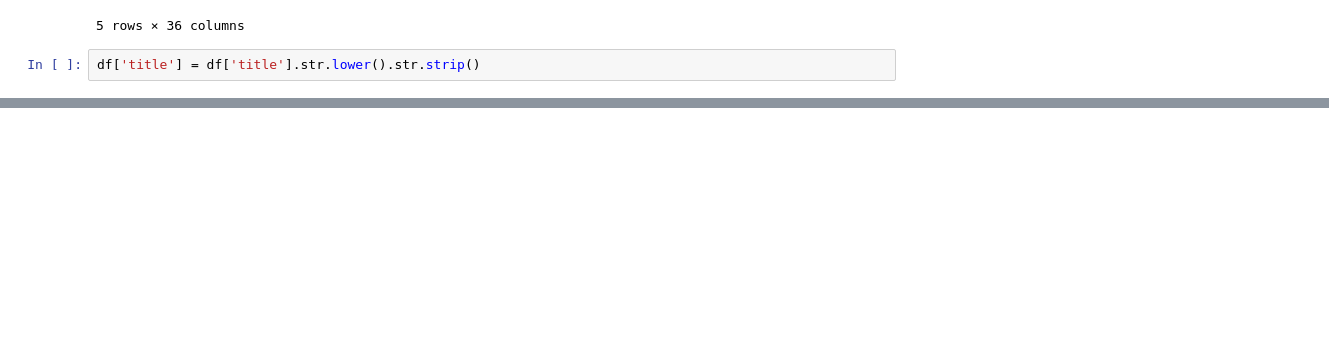
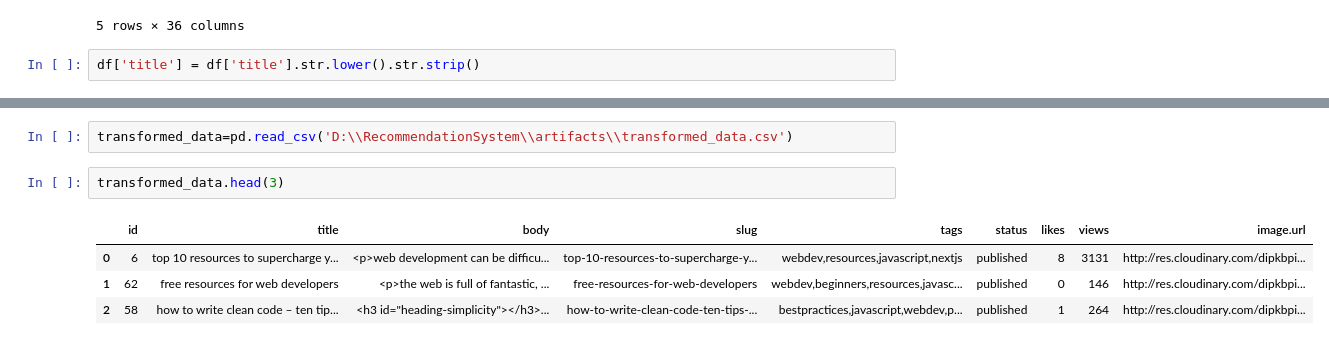
Before and after one commit to DAN-MASH/RecommendationSystem, a Jupyter notebook: notebook/data/model_trainer.ipynb, the cells around one changed output, grey strips where cells are left out. Drawn from its saved outputs; the diff is of its cells as text; blank space fills up the shorter version.

Commit message:
Recommendation Model Trainer

```diff
--- a/notebook/data/model_trainer.ipynb
+++ b/notebook/data/model_trainer.ipynb
@@ -204,0 +209,9 @@ train_data.head(3)
+# %%
+transformed_data=pd.read_csv('D:\\RecommendationSystem\\artifacts\\transformed_data.csv')
+# %%
+transformed_data.head(3)
+# %% [output]
+|  | id | title | body | slug | tags | status | likes | views | image.url |
+| 0 | 6 | top 10 resources to supercharge y... | <p>web development can be difficu... | top-10-resources-to-supercharge-y... | webdev,resources,javascript,nextjs | published | 8 | 3131 | http://res.cloudinary.com/dipkbpi... |
+| 1 | 62 | free resources for web developers | <p>the web is full of fantastic, ... | free-resources-for-web-developers | webdev,beginners,resources,javasc... | published | 0 | 146 | http://res.cloudinary.com/dipkbpi... |
+| 2 | 58 | how to write clean code – ten tip... | <h3 id="heading-simplicity"></h3>... | how-to-write-clean-code-ten-tips-... | bestpractices,javascript,webdev,p... | published | 1 | 264 | http://res.cloudinary.com/dipkbpi... |
```
Also changed, not shown: parts of 10 cells of this notebook, 9 other files.
